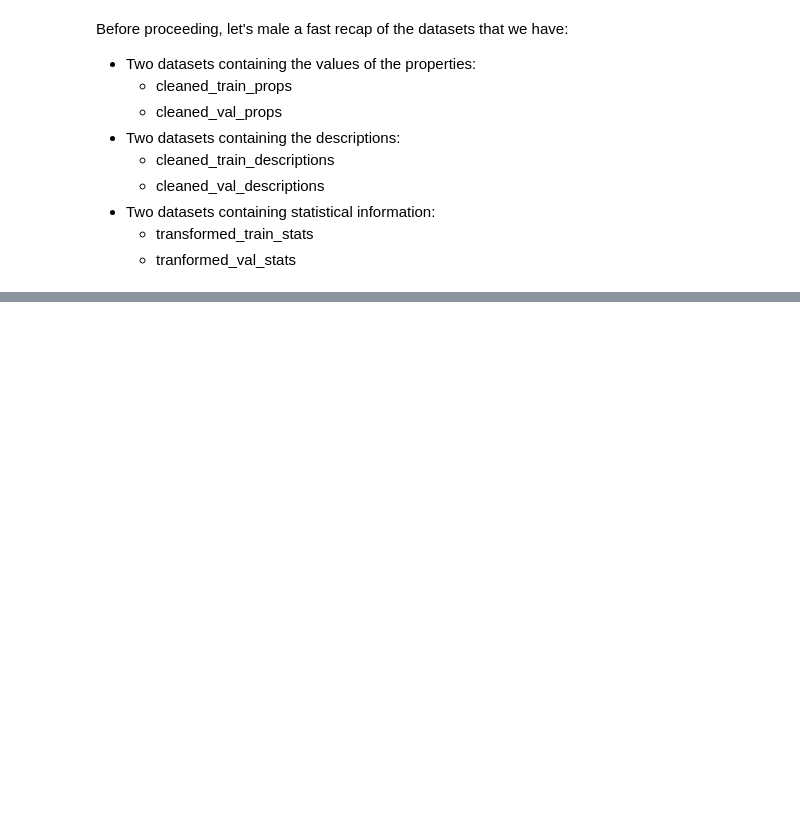
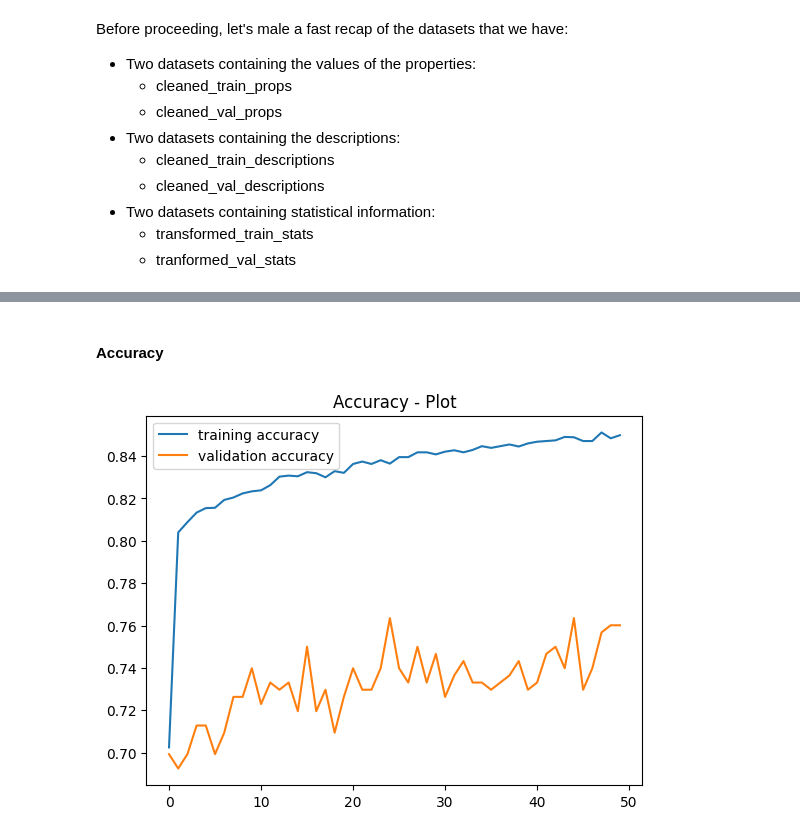
Before and after one commit to Gjergj-01/Cultural-Classification, a Jupyter notebook: src/final_model.ipynb, the cells around one changed output, grey strips where cells are left out. Drawn from its saved outputs; the diff is of its cells as text; code cells hidden in the pictures; blank space fills up the shorter version.

```diff
--- a/src/final_model.ipynb
+++ b/src/final_model.ipynb
@@ -414,0 +581,11 @@ validation_samples = IntegratedDataset(desc_dataset=cleaned_val_descriptions,
+# %% [markdown]
+#### Accuracy
+# %%
+plt.title("Accuracy - Plot")
+plt.plot(history["train_accuracy"], label="training accuracy")
+plt.plot(history["valid_accuracy"], label="validation accuracy")
+plt.legend()
+
+plt.show()
+# %% [output]
+[figure, added]
```
Also changed, not shown: parts of 14 cells of this notebook, 1 other file.
